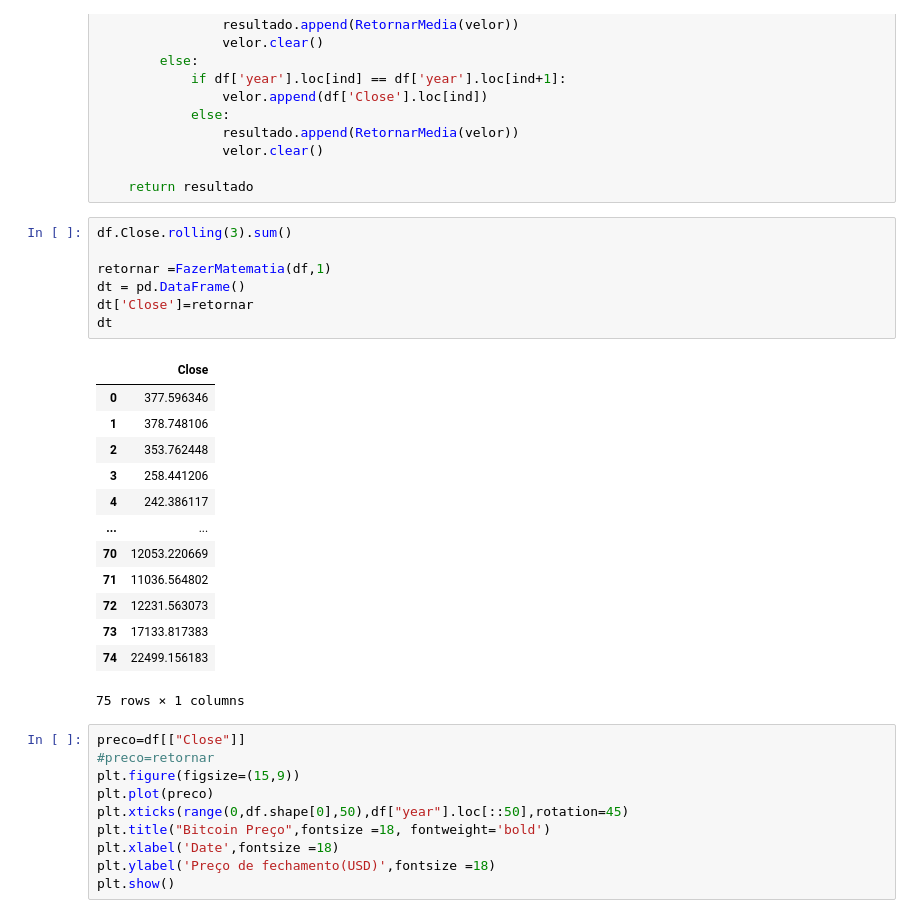
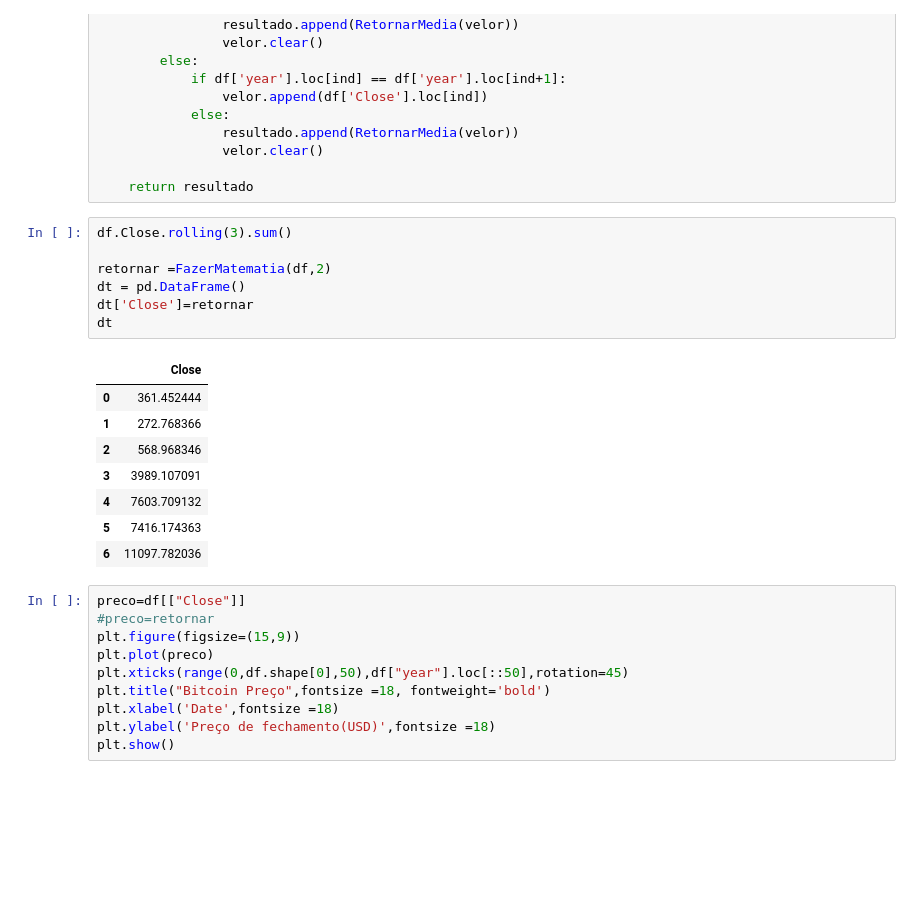
Before and after one commit to Quebec-Eric/4Periodo, a Jupyter notebook: IA/Artigo/Artigo.ipynb, the cells around one changed output. Cells and saved outputs as stored; diff of their text form; blank space fills up the shorter version.

```diff
--- a/IA/Artigo/Artigo.ipynb
+++ b/IA/Artigo/Artigo.ipynb
@@ -66,24 +69,19 @@ def FazerMatematia(df, w):
 # %%
 df.Close.rolling(3).sum()
 
-retornar =FazerMatematia(df,1)
+retornar =FazerMatematia(df,2)
 dt = pd.DataFrame()
 dt['Close']=retornar
 dt
 # %% [output]
 |  | Close |
-| 0 | 377.596346 |
-| 1 | 378.748106 |
-| 2 | 353.762448 |
-| 3 | 258.441206 |
-| 4 | 242.386117 |
-| ... | ... |
-| 70 | 12053.220669 |
-| 71 | 11036.564802 |
-| 72 | 12231.563073 |
-| 73 | 17133.817383 |
-| 74 | 22499.156183 |
+| 0 | 361.452444 |
+| 1 | 272.768366 |
+| 2 | 568.968346 |
+| 3 | 3989.107091 |
+| 4 | 7603.709132 |
+| 5 | 7416.174363 |
+| 6 | 11097.782036 |
-75 rows × 1 columns
 # %%
 preco=df[["Close"]]
 #preco=retornar
```
Also changed, not shown: parts of 13 cells of this notebook.
